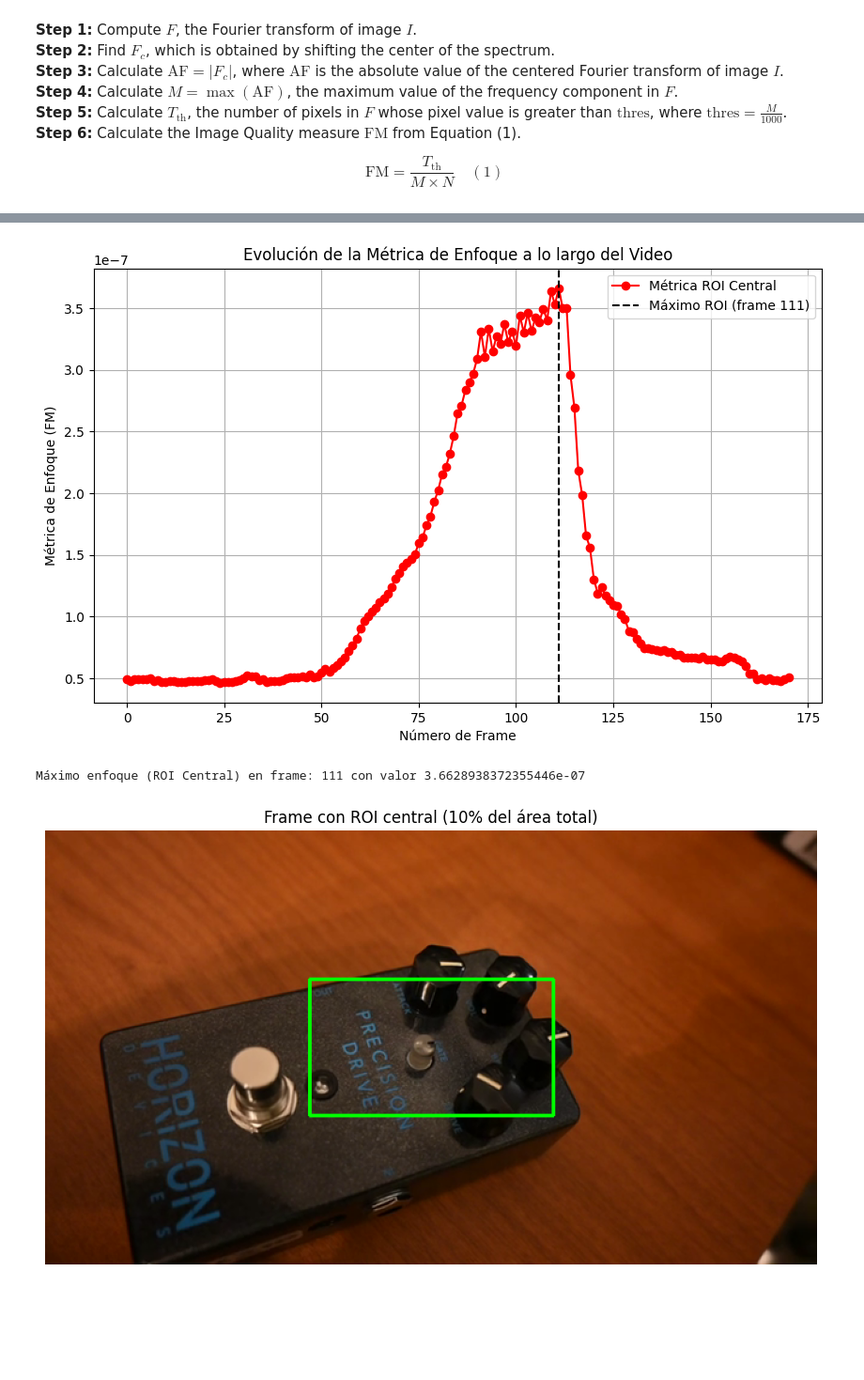
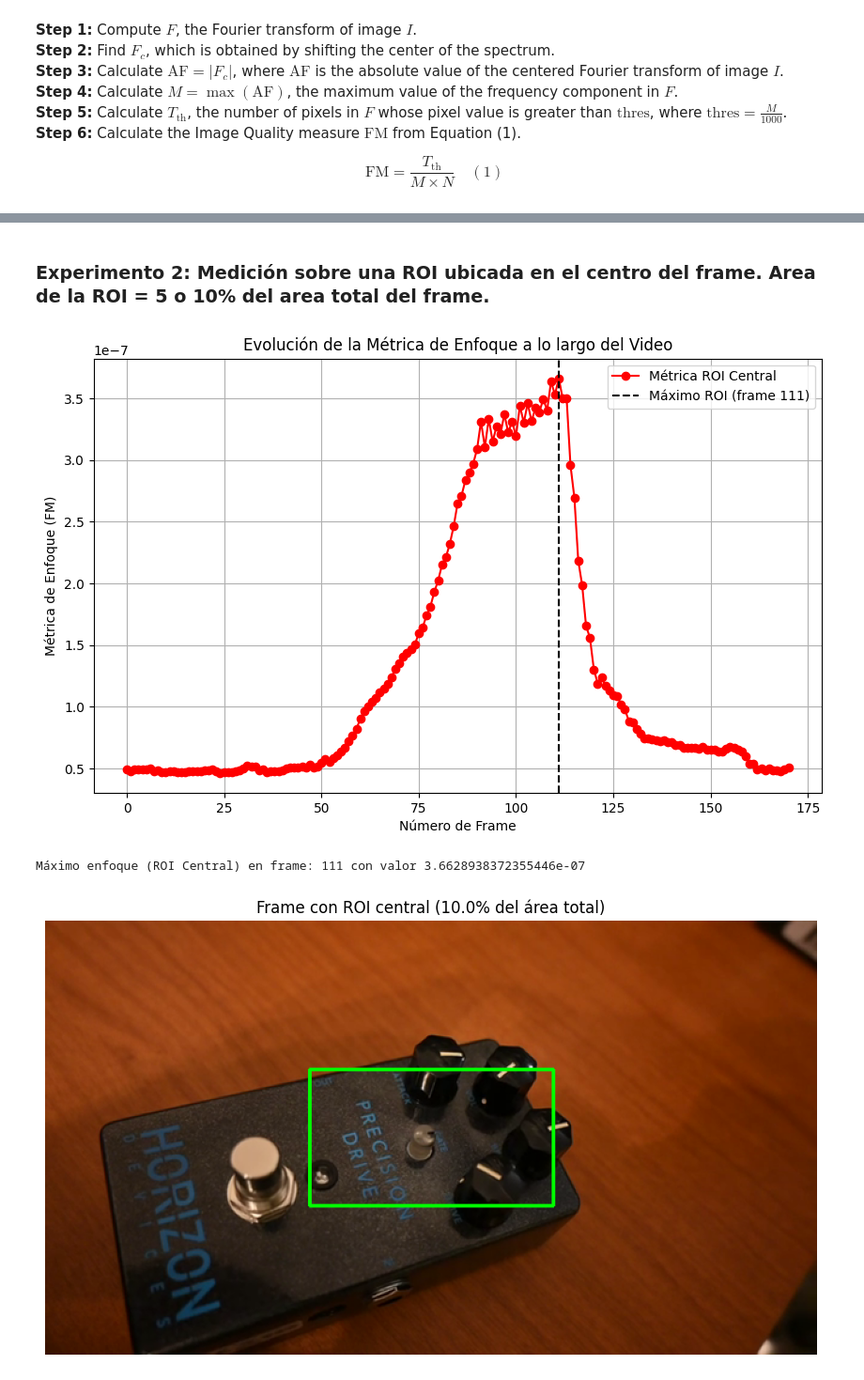
Before and after one commit to FIUBA-CEIA-18Co2024/VpC1-TP2, a Jupyter notebook: VpC TP2.ipynb, the cells around one changed output, grey strips where cells are left out. Shown at 94% size. Saved outputs shown, nothing was run; the diff lists cells and outputs as text; code cells hidden in the pictures; blank space fills up the shorter version.

```diff
--- a/VpC TP2.ipynb
+++ b/VpC TP2.ipynb
@@ -124,19 +160,0 @@ def mostrar_roi (frame, ratio=0.10):
-# %%
-# Abre el video
-video_path = 'focus_video.mov'
-captura_video = cv2.VideoCapture(video_path)
-
-if not captura_video.isOpened():
-    print("Error al abrir el archivo de video")
-else:
-    # Lee el primer frame del video
-    for i in range(1):
-        ret, frame = captura_video.read()
-        if ret:
-            # Procesamiento básico: convertir a escala de grises
-            frame_gris = cv2.cvtColor(frame, cv2.COLOR_BGR2GRAY)
-            # Mostrar el frame original y el frame en escala de grises
-            mostrar_imagen(frame, titulo=f'Frame {i+1} - Original')
-            mostrar_imagen(frame_gris, titulo=f'Frame {i+1} - Escala de Grises')
-        else:
-            break
@@ -193,6 +211,12 @@ Máximo enfoque (Frame Completo) en frame: 108 con valor 2.090055687668118e-09
 [figure]
+# %% [markdown]
+### Experimento 2: Medición sobre una ROI ubicada en el centro del frame. Area de la ROI = 5 o 10% del area total del frame.
 # %%
+# Abre el video
+video_path = 'focus_video.mov'
 captura_video = cv2.VideoCapture(video_path)
+
+# Listas para almacenar la evolución de la métrica en cada frame
 metrics_roi = []   # Métrica para la ROI central
 frame_numbers = [] # Número de frame
 frame_index = 0
@@ -201,47 +225,37 @@ while captura_video.isOpened():
     ret, frame = captura_video.read()
     if not ret:
         break
-
     # Registrar número de frame
     frame_numbers.append(frame_index)
-
     # --- Experimento 2: Métrica en una ROI central ---
     # Definir ROI: utilizar 10% del área total del frame
-    H, W = frame.shape[:2]
-    ratio_roi = 0.10
-    roi_width = int(np.sqrt(ratio_roi) * W)
-    roi_height = int(np.sqrt(ratio_roi) * H)
-    start_x = (W - roi_width) // 2
-    start_y = (H - roi_height) // 2
-    roi = frame[start_y:start_y+roi_height, start_x:start_x+roi_width]
-
+    roi = obtener_roi(frame, ratio=0.10)
     metric_roi = quality_measure(roi)
     metrics_roi.append(metric_roi)
-
     frame_index += 1
 # %%
 metrics_roi = np.array(metrics_roi)
 max_roi_index = np.argmax(metrics_roi)
 frame_numbers = np.array(frame_numbers)
 
 # --- Visualización de Resultados ---
 plt.figure(figsize=(10, 6))
 plt.plot(frame_numbers, metrics_roi, label="Métrica ROI Central", marker='o', linestyle='-', color='red')
 plt.axvline(x=frame_numbers[max_roi_index], color='black', linestyle='--',
             label=f'Máximo ROI (frame {max_roi_index})')
 plt.xlabel("Número de Frame")
 plt.ylabel("Métrica de Enfoque (FM)")
 plt.title("Evolución de la Métrica de Enfoque a lo largo del Video")
 plt.legend()
 plt.grid(True)
 plt.show()
 
 print(f"Máximo enfoque (ROI Central) en frame: {max_roi_index} con valor {np.max(metrics_roi)}")
-mostrar_roi(get_frame(captura_video, max_roi_index, display=False))
+obtener_roi(get_frame(captura_video, max_roi_index, display=False), display=True)
 # Libera el objeto de captura de video
 captura_video.release()
 cv2.destroyAllWindows()
 # %% [output]
 [figure]
 Máximo enfoque (ROI Central) en frame: 111 con valor 3.6628938372355446e-07
-[figure, old version]
+[figure, new version]
```
Also changed, not shown: parts of 12 cells of this notebook.
